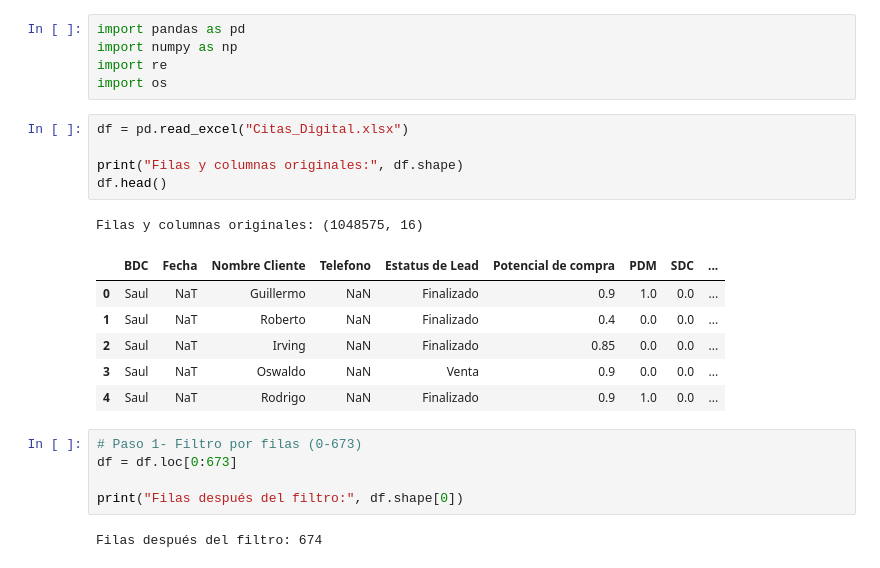
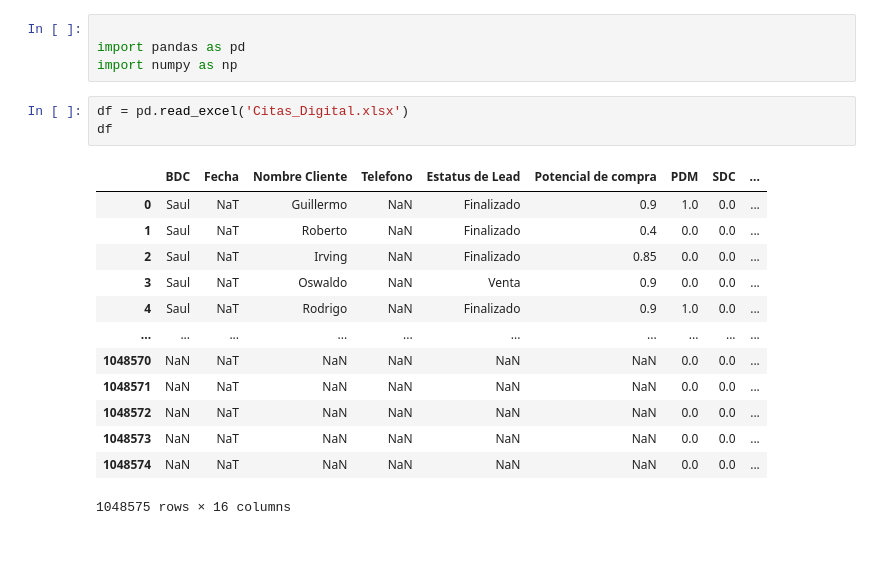
Before and after one commit to a01735788-ops/Extracci-n-de-Datos-, a Jupyter notebook: Actividad 1.1 (Citas_Digital)/Extraccion de datos.ipynb, the cells around one changed output. Saved outputs shown, nothing was run; the diff lists cells and outputs as text.

```diff
--- a/Actividad 1.1 (Citas_Digital)/Extraccion de datos.ipynb
+++ b/Actividad 1.1 (Citas_Digital)/Extraccion de datos.ipynb
@@ -1,25 +1,21 @@
 # %%
+
 import pandas as pd
 import numpy as np
-import re
-import os
 # %%
-df = pd.read_excel("Citas_Digital.xlsx")
-
-print("Filas y columnas originales:", df.shape)
-df.head()
+df = pd.read_excel('Citas_Digital.xlsx')
+df
 # %% [output]
+|  | BDC | Fecha | Nombre Cliente | Telefono | Estatus de Lead | Potencial de compra | PDM | SDC | ... |
+| 0 | Saul | NaT | Guillermo | NaN | Finalizado | 0.9 | 1.0 | 0.0 | ... |
+| 1 | Saul | NaT | Roberto | NaN | Finalizado | 0.4 | 0.0 | 0.0 | ... |
+| 2 | Saul | NaT | Irving | NaN | Finalizado | 0.85 | 0.0 | 0.0 | ... |
+| 3 | Saul | NaT | Oswaldo | NaN | Venta | 0.9 | 0.0 | 0.0 | ... |
+| 4 | Saul | NaT | Rodrigo | NaN | Finalizado | 0.9 | 1.0 | 0.0 | ... |
+| ... | ... | ... | ... | ... | ... | ... | ... | ... | ... |
+| 1048570 | NaN | NaT | NaN | NaN | NaN | NaN | 0.0 | 0.0 | ... |
+| 1048571 | NaN | NaT | NaN | NaN | NaN | NaN | 0.0 | 0.0 | ... |
+| 1048572 | NaN | NaT | NaN | NaN | NaN | NaN | 0.0 | 0.0 | ... |
+| 1048573 | NaN | NaT | NaN | NaN | NaN | NaN | 0.0 | 0.0 | ... |
+| 1048574 | NaN | NaT | NaN | NaN | NaN | NaN | 0.0 | 0.0 | ... |
-Filas y columnas originales: (1048575, 16)
+1048575 rows × 16 columns
-|  | BDC | Fecha | Nombre Cliente | Telefono | Estatus de Lead | Potencial de compra | PDM | SDC | ... |
-| 0 | Saul | NaT | Guillermo | NaN | Finalizado | 0.9 | 1.0 | 0.0 | ... |
-| 1 | Saul | NaT | Roberto | NaN | Finalizado | 0.4 | 0.0 | 0.0 | ... |
-| 2 | Saul | NaT | Irving | NaN | Finalizado | 0.85 | 0.0 | 0.0 | ... |
-| 3 | Saul | NaT | Oswaldo | NaN | Venta | 0.9 | 0.0 | 0.0 | ... |
-| 4 | Saul | NaT | Rodrigo | NaN | Finalizado | 0.9 | 1.0 | 0.0 | ... |
-# %%
-# Paso 1- Filtro por filas (0-673)
-df = df.loc[0:673]
-
-print("Filas después del filtro:", df.shape[0])
-# %% [output]
-Filas después del filtro: 674
```
Also changed, not shown: parts of 17 cells of this notebook.
